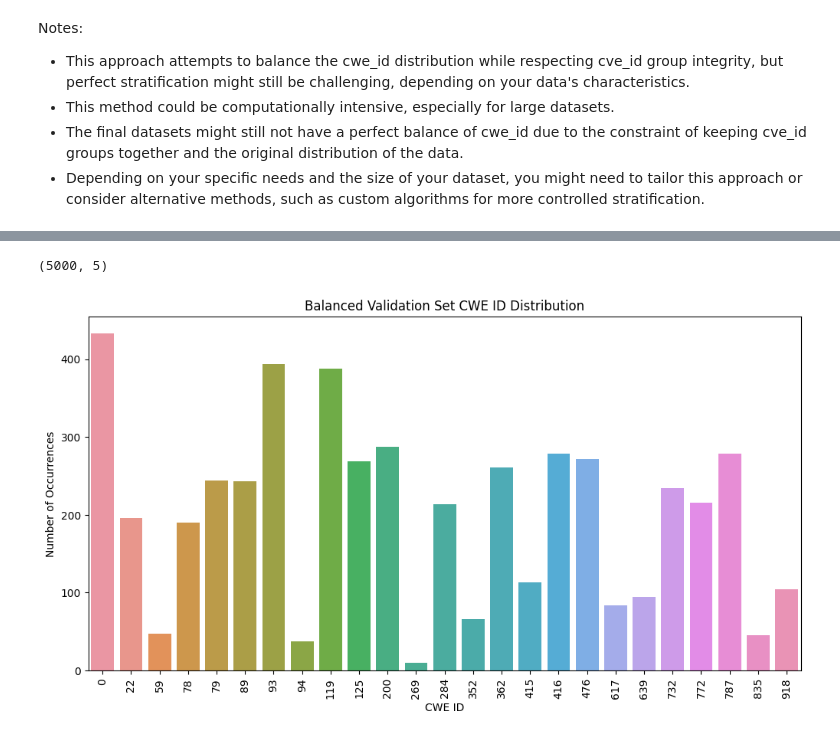
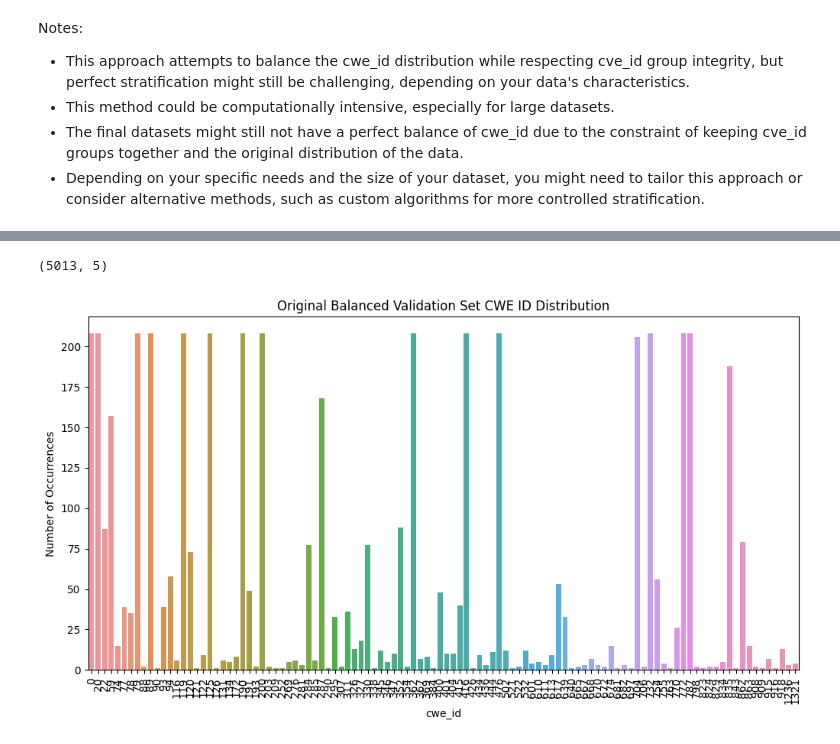
Before and after one commit to seunghee6022/TransVulDet, a Jupyter notebook: Reassigning_minor_cwes_and_split_datasets.ipynb, the cells around one changed output, grey strips where cells are left out. Saved outputs shown, nothing was run; the diff lists cells and outputs as text; code cells hidden in the pictures.

```diff
--- a/Reassigning_minor_cwes_and_split_datasets.ipynb
+++ b/Reassigning_minor_cwes_and_split_datasets.ipynb
@@ -540,10 +574,10 @@ plt.show()
 # %%
 # Filter out 'cwe_id's with count less than minimum_cwe_cnt
-filtered_cwes = cwe_counts[cwe_counts < minimum_cwe_cnt]
-print(filtered_cwes.sum())
+filtered_cwes = filtered_cwe_counts[filtered_cwe_counts < minimum_cwe_cnt]
+print(filtered_cwes)
 # Plotting
 filtered_cwes.plot(kind='bar')
-plt.xlabel('CWE ID')
+plt.xlabel('RE CWE ID')
 plt.ylabel('Counts')
 plt.title('Counts of CWE IDs')
 plt.show()
@@ -683,7 +734,5 @@ Notes:
 * This method could be computationally intensive, especially for large datasets.
 * The final datasets might still not have a perfect balance of cwe_id due to the constraint of keeping cve_id groups together and the original distribution of the data.
 * Depending on your specific needs and the size of your dataset, you might need to tailor this approach or consider alternative methods, such as custom algorithms for more controlled stratification.
-# %%
-df = final_df
 # %%
 from collections import defaultdict
@@ -721,8 +788,12 @@ print(remaining_df.shape)
 # %%
-train = train.sample(frac=1, random_state=random_state).reset_index(drop=True)
-validation = validation.sample(frac=1, random_state=random_state).reset_index(drop=True)
-test = test.sample(frac=1, random_state=random_state).reset_index(drop=True)
+# Split Reassigned Dataset
+train, validation, test = stratify_dataset(final_df, col_name='re_cwe_id')
 
 train.to_csv(f'{data_path}/train_dataset.csv', index=False)
 validation.to_csv(f'{data_path}/validation_dataset.csv', index=False)
 test.to_csv(f'{data_path}/test_dataset.csv', index=False)
+
+# Plotting for each dataset
+plot_distribution(train, 'Training Set CWE ID Distribution', 're_cwe_id')
+plot_distribution(validation, 'Validation Set CWE ID Distribution','re_cwe_id')
+plot_distribution(test, 'Test Set CWE ID Distribution','re_cwe_id')
@@ -733,6 +806,13 @@ train.shape[0], validation.shape[0], test.shape[0]
 # %%
+# Split Original Combined Dataset
+ori_train, ori_validation, ori_test = stratify_dataset(combined_df, col_name='cwe_id')
+
+ori_train.to_csv(f'{data_path}/ori_train_dataset.csv', index=False)
+ori_validation.to_csv(f'{data_path}/ori_validation_dataset.csv', index=False)
+ori_test.to_csv(f'{data_path}/ori_test_dataset.csv', index=False)
+
 # Plotting for each dataset
-plot_distribution(train, 'Training Set CWE ID Distribution')
-plot_distribution(validation, 'Validation Set CWE ID Distribution')
-plot_distribution(test, 'Test Set CWE ID Distribution')
+plot_distribution(ori_train, 'Original Training Set CWE ID Distribution')
+plot_distribution(ori_validation, 'Original Validation Set CWE ID Distribution')
+plot_distribution(ori_test, 'Original Test Set CWE ID Distribution')
 # %% [output]
@@ -777,11 +880,13 @@ validation.to_csv(f'{data_path}/balanced_validation_dataset.csv', index=False)
-# %%
-validation.shape
-# %% [output]
-(5000, 5)
 # %%
-plot_distribution(validation, 'Balanced Validation Set CWE ID Distribution')
+# Desired total sample size
+target_sample_size = 5000
+ori_balanced_validation = create_balanced_validation_dataset(ori_validation,target_sample_size, col_name='re_cwe_id')
+# Output the sampled DataFrame
+ori_balanced_validation.to_csv(f'{data_path}/ori_balanced_validation_dataset.csv', index=False)
+plot_distribution(ori_balanced_validation, 'Original Balanced Validation Set CWE ID Distribution')
 # %% [output]
+(5013, 5)
-[figure, old version]
+[figure, new version]
 # %%
 train.shape[0], validation.shape[0], test.shape[0]
 # %% [output]
```
Also changed, not shown: parts of 46 cells of this notebook, 2 other files.
